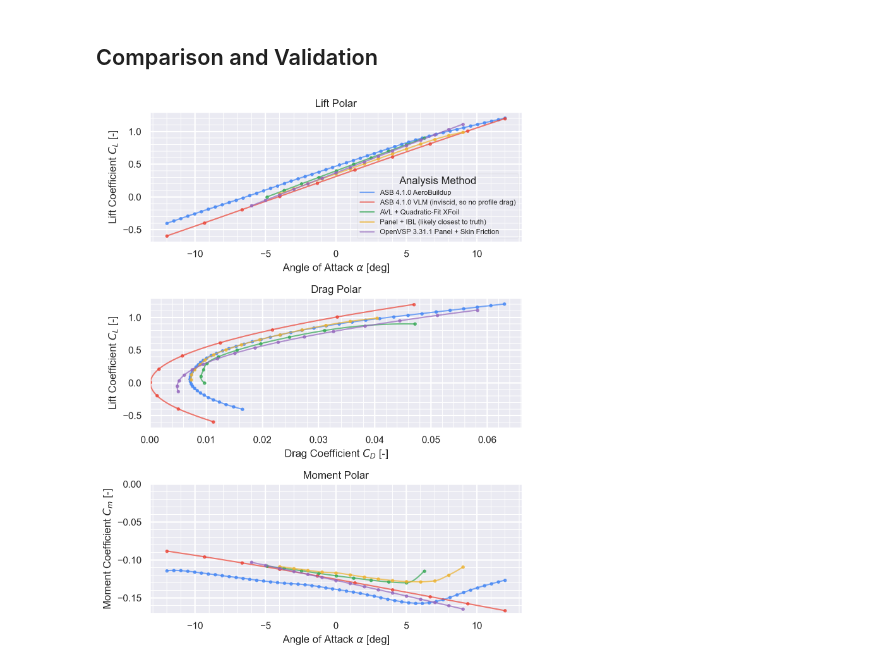
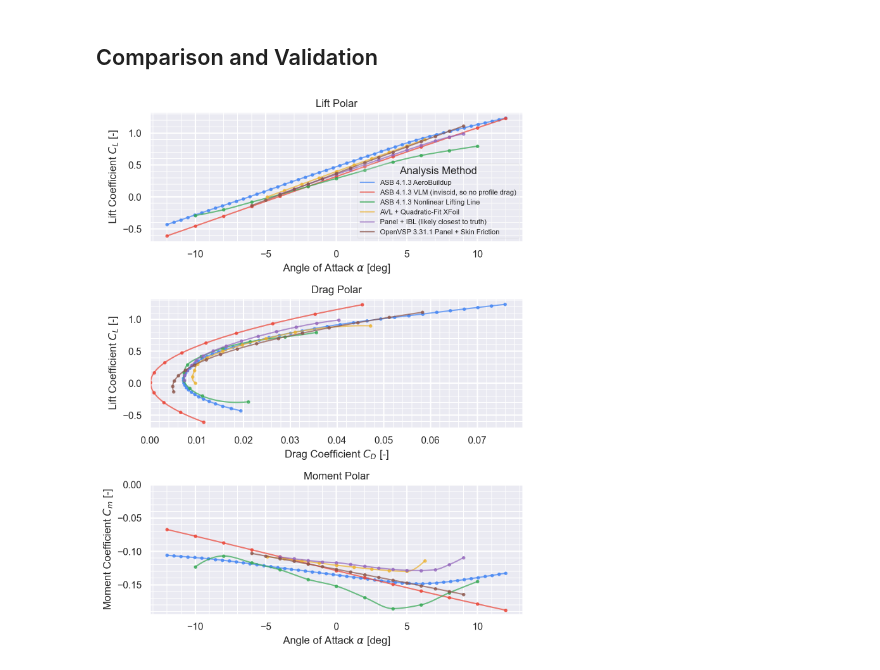
Before and after one commit to peterdsharpe/AeroSandbox, a Jupyter notebook: tutorial/06 - Aerodynamics/01 - AeroSandbox 3D Aerodynamics Tools/01 - Comparison and Validation.ipynb, the cells around one changed output. Drawn from its saved outputs; the diff is of its cells as text; code cells hidden in the pictures.

Commit message:
Add Nonlinear Lifting Line to comparisons

```diff
--- a/tutorial/06 - Aerodynamics/01 - AeroSandbox 3D Aerodynamics Tools/01 - Comparison and Validation.ipynb
+++ b/tutorial/06 - Aerodynamics/01 - AeroSandbox 3D Aerodynamics Tools/01 - Comparison and Validation.ipynb
@@ -40,7 +40,7 @@ airplane = asb.Airplane(
                     ),
                 )
             ]
-        ).subdivide_sections(10)
+        )
     ],
     c_ref=0.32
 )
@@ -105,6 +105,6 @@ Analysis with `asb.VortexLatticeMethod` is a smidge more work, since it doesn't
 # %%
 vlm_op_point = op_point.copy()
-vlm_op_point.alpha = np.linspace(-12, 12, 10)
+vlm_op_point.alpha = np.linspace(-12, 12, 13)
 
 vlm_aeros = [
     asb.VortexLatticeMethod(
@@ -115,3 +115,14 @@ vlm_aeros = [
     ).run()
     for op in vlm_op_point
 ]
+
+vlm_aero = {}
+
+for k in vlm_aeros[0].keys():
+    vlm_aero[k] = np.array([
+        aero[k]
+        for aero in vlm_aeros
+    ])
+vlm_aero["alpha"] = vlm_op_point.alpha
+
+vlm_aero
@@ -146,0 +151,22 @@ vlm_aero
+# %%
+ll_op_point = op_point.copy()
+ll_op_point.alpha = np.linspace(-10, 10, 11)
+
+ll_aeros = [
+    asb.NonlinearLiftingLine(
+        airplane=airplane,
+        op_point=op,
+        xyz_ref=airplane.xyz_ref,
+    ).run()
+    for op in ll_op_point
+]
+
+ll_aero = {}
+for k in ll_aeros[0].keys():
+    ll_aero[k] = np.array([
+        aero[k]
+        for aero in ll_aeros
+    ])
+ll_aero["alpha"] = ll_op_point.alpha
+
+ll_aero
@@ -195,6 +239,7 @@ fig, ax = plt.subplots(3, 1, figsize=(7, 9), dpi=200)
 for name, aero in {
     f"ASB {asb.__version__} AeroBuildup"                       : aerobuildup_aero,
     f"ASB {asb.__version__} VLM (inviscid, so no profile drag)": vlm_aero,
+    f"ASB {asb.__version__} Nonlinear Lifting Line"            : ll_aero,
     **name_data
 }.items():
     plt.sca(ax[0])
@@ -217,31 +262,31 @@ for name, aero in {
     plt.sca(ax[2])
     p.plot_smooth(
         aero["alpha"],
         aero["Cm"],
         label=name,
         function_of="x",
         alpha=0.7,
     )
 
 ax[0].set_title("Lift Polar")
 ax[0].set_xlabel("Angle of Attack $\\alpha$ [deg]")
 ax[0].set_ylabel("Lift Coefficient $C_L$ [-]")
 
 ax[1].set_title("Drag Polar")
 ax[1].set_xlabel("Drag Coefficient $C_D$ [-]")
 ax[1].set_ylabel("Lift Coefficient $C_L$ [-]")
 ax[1].set_xlim(left=0)
 
 ax[2].set_title("Moment Polar")
 ax[2].set_xlabel("Angle of Attack $\\alpha$ [deg]")
 ax[2].set_ylabel("Moment Coefficient $C_m$ [-]")
 ax[2].set_ylim(top=0)  # Keep zero in view
 
 ax[0].legend(
     title="Analysis Method",
     fontsize=8,
     framealpha=0.2,
 )
 p.show_plot(legend=False)
 # %% [output]
-[figure, old version]
+[figure, new version]
```
Also changed, not shown: parts of 7 cells of this notebook.
